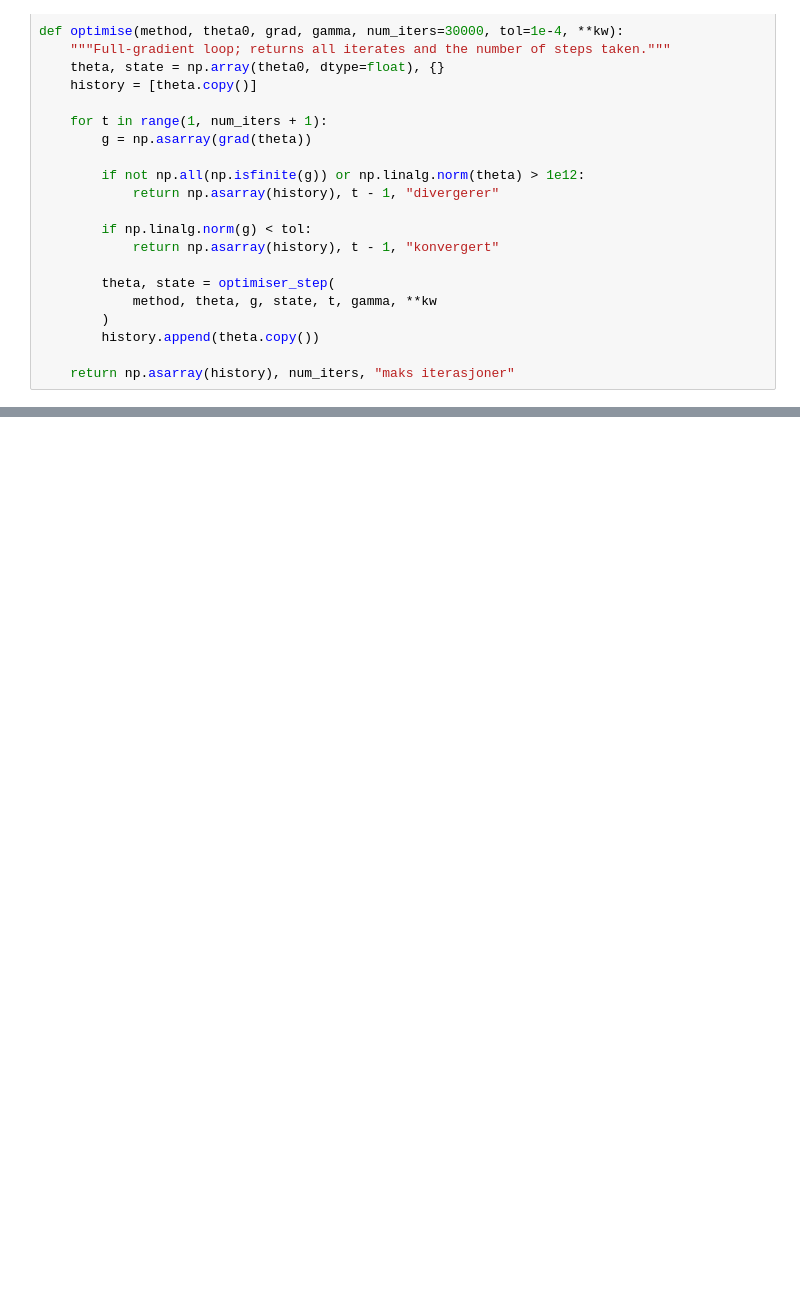
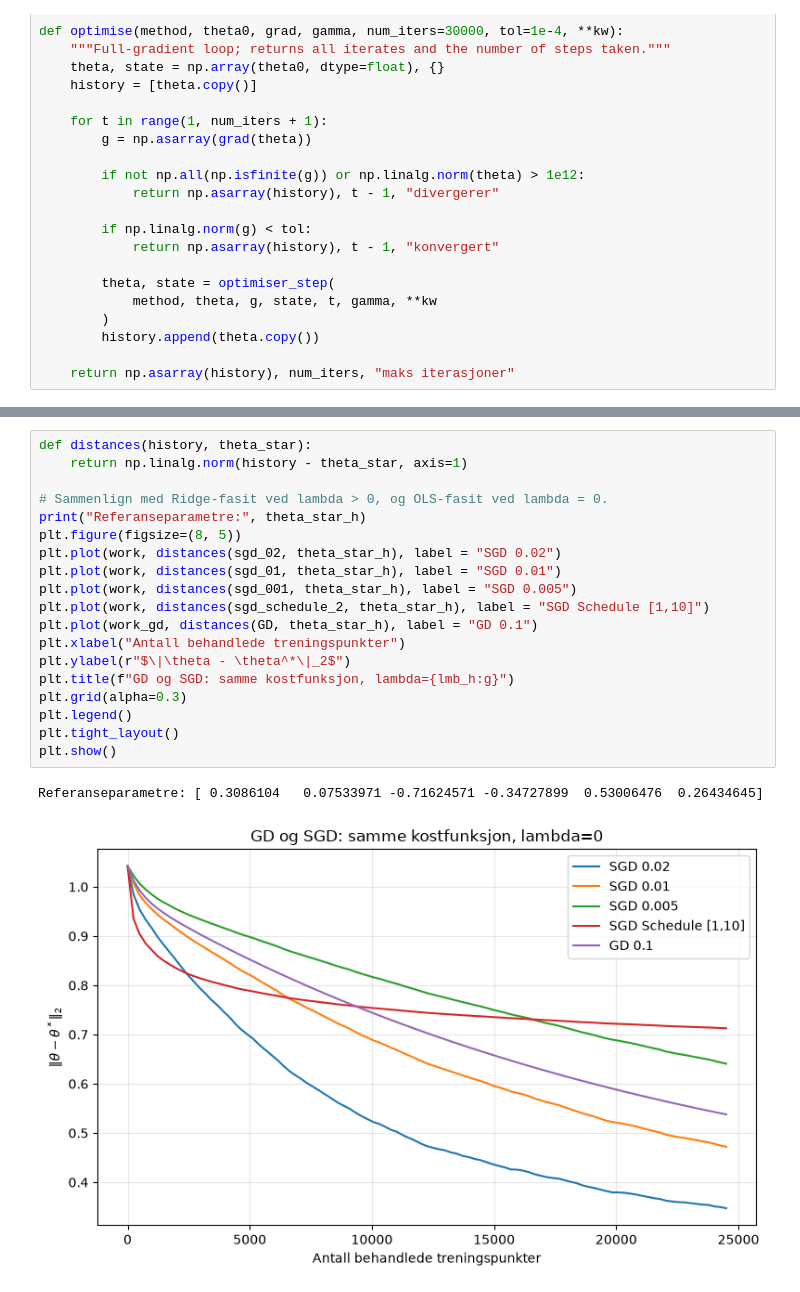
Before and after one commit to Timholmen96/MachineLearningUiO, a Jupyter notebook: doc/Projects/2026/Project1/Project1_Sol.ipynb, the cells around one changed output, grey strips where cells are left out. Saved outputs shown, nothing was run; the diff lists cells and outputs as text; blank space fills up the shorter version.

```diff
--- a/doc/Projects/2026/Project1/Project1_Sol.ipynb
+++ b/doc/Projects/2026/Project1/Project1_Sol.ipynb
@@ -876,0 +1024,22 @@ plt.show()
+# %%
+def distances(history, theta_star):
+    return np.linalg.norm(history - theta_star, axis=1)
+
+# Sammenlign med Ridge-fasit ved lambda > 0, og OLS-fasit ved lambda = 0.
+print("Referanseparametre:", theta_star_h)
+plt.figure(figsize=(8, 5))
+plt.plot(work, distances(sgd_02, theta_star_h), label = "SGD 0.02")
+plt.plot(work, distances(sgd_01, theta_star_h), label = "SGD 0.01")
+plt.plot(work, distances(sgd_001, theta_star_h), label = "SGD 0.005")
+plt.plot(work, distances(sgd_schedule_2, theta_star_h), label = "SGD Schedule [1,10]")
+plt.plot(work_gd, distances(GD, theta_star_h), label = "GD 0.1")
+plt.xlabel("Antall behandlede treningspunkter")
+plt.ylabel(r"$\|\theta - \theta^*\|_2$")
+plt.title(f"GD og SGD: samme kostfunksjon, lambda={lmb_h:g}")
+plt.grid(alpha=0.3)
+plt.legend()
+plt.tight_layout()
+plt.show()
+# %% [output]
+Referanseparametre: [ 0.3086104   0.07533971 -0.71624571 -0.34727899  0.53006476  0.26434645]
+[figure, added]
```
Also changed, not shown: parts of 12 cells of this notebook, 8 other files.
